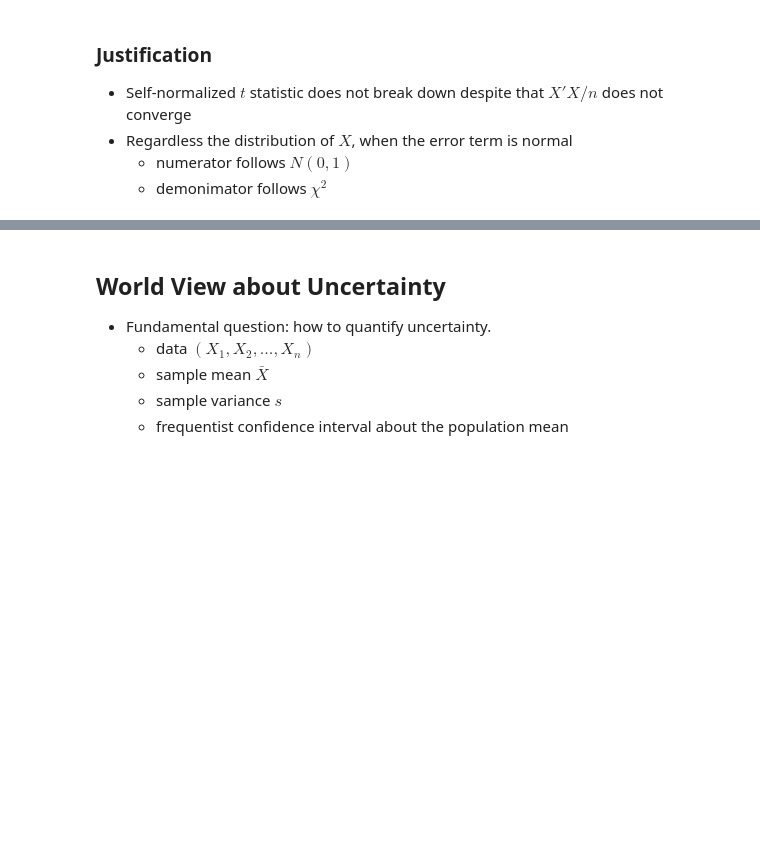
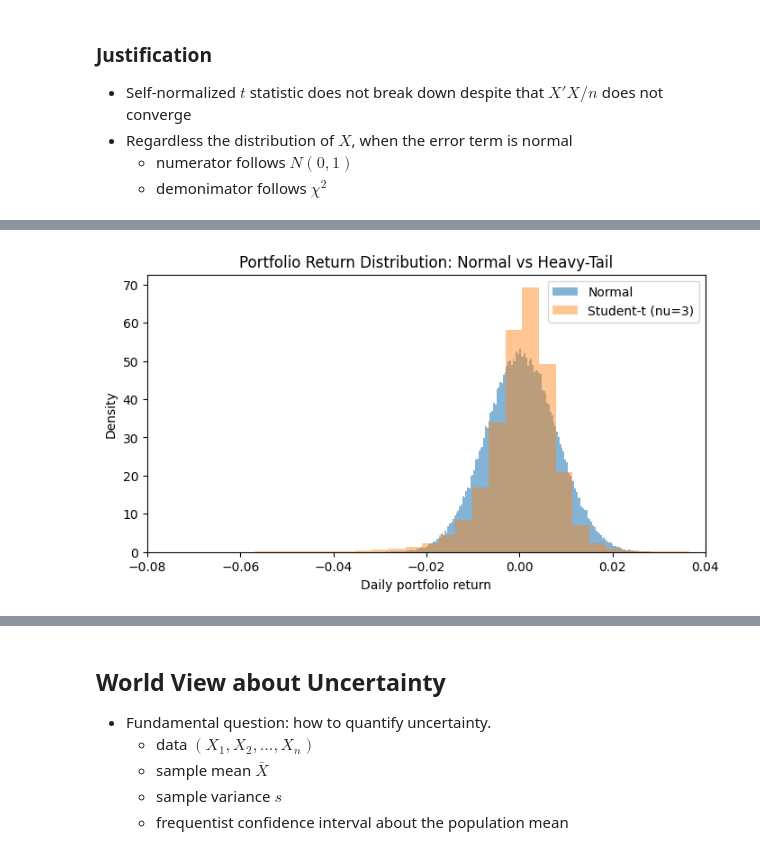
Before and after one commit to zhentaoshi/Econ5821, a Jupyter notebook: py_05_simulations.ipynb, the cells around one changed output, grey strips where cells are left out. Cells and saved outputs as stored; diff of their text form; code cells hidden in the pictures; blank space fills up the shorter version.

```diff
--- a/py_05_simulations.ipynb
+++ b/py_05_simulations.ipynb
@@ -221,0 +271,10 @@ to be implemented in SCRP.
+# %%
+# Multivariate normal asset returns
+r_norm = rng.multivariate_normal(mean=mu, cov=cov, size=n_sims)
+port_r_norm = r_norm @ weights
+
+# Check that simulated cross-asset correlation matches target
+corr_norm_sim = np.corrcoef(r_norm, rowvar=False)
+np.set_printoptions(precision=3, suppress=True)
+print("Target correlation matrix:", corr)
+print("Simulated correlation (normal):", corr_norm_sim)
@@ -221,0 +394,13 @@ to be implemented in SCRP.
+# %%
+# Visual comparison of portfolio return tails
+plt.figure(figsize=(8, 4))
+plt.hist(port_r_norm, bins=200, density=True, alpha=0.55, label="Normal")
+plt.hist(port_r_t, bins=200, density=True, alpha=0.45, label=f"Student-t (nu={nu})")
+plt.xlim(-0.08, 0.04)
+plt.title("Portfolio Return Distribution: Normal vs Heavy-Tail")
+plt.xlabel("Daily portfolio return")
+plt.ylabel("Density")
+plt.legend()
+plt.show()
+# %% [output]
+[figure, added]
```
Also changed, not shown: parts of 11 cells of this notebook.
